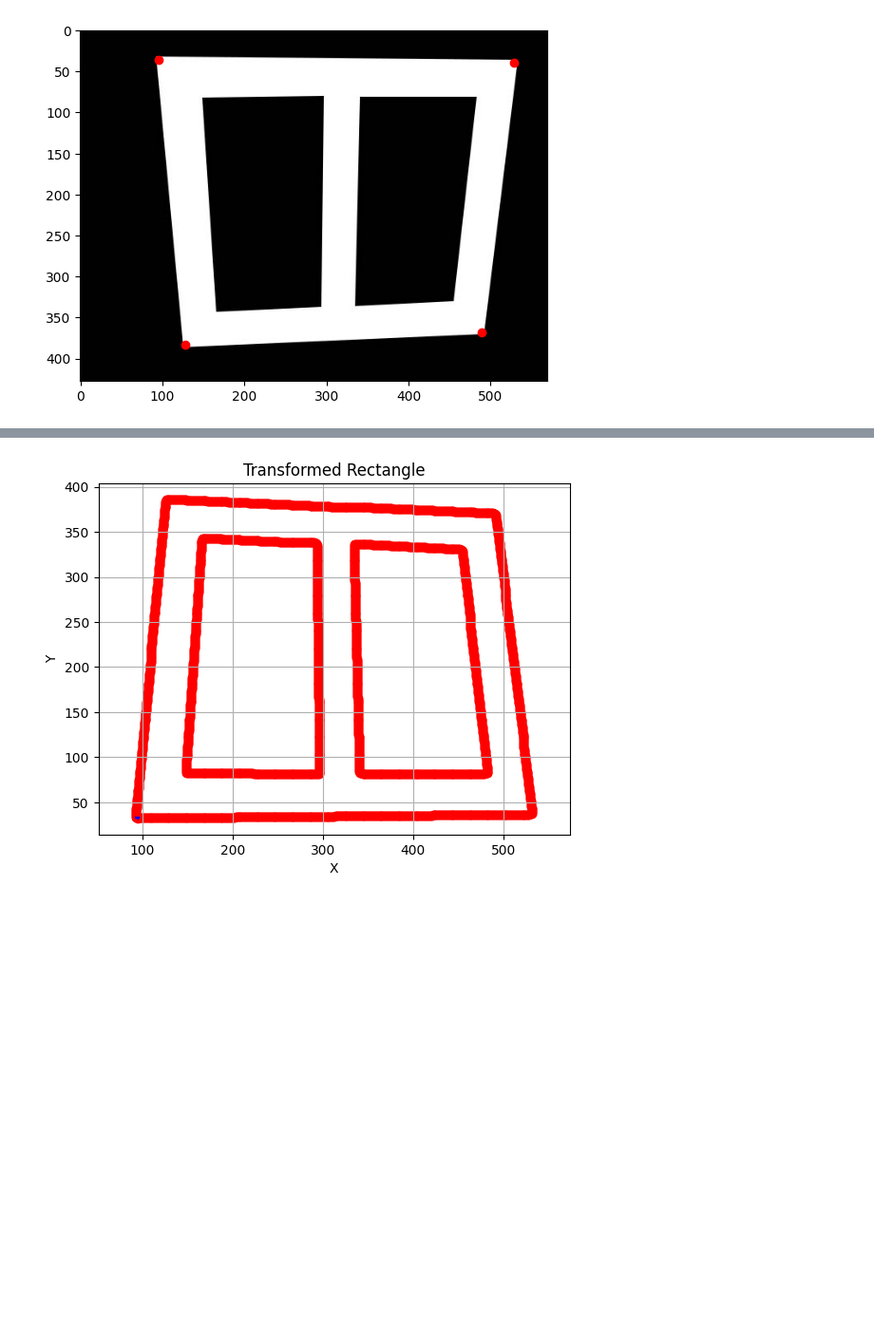
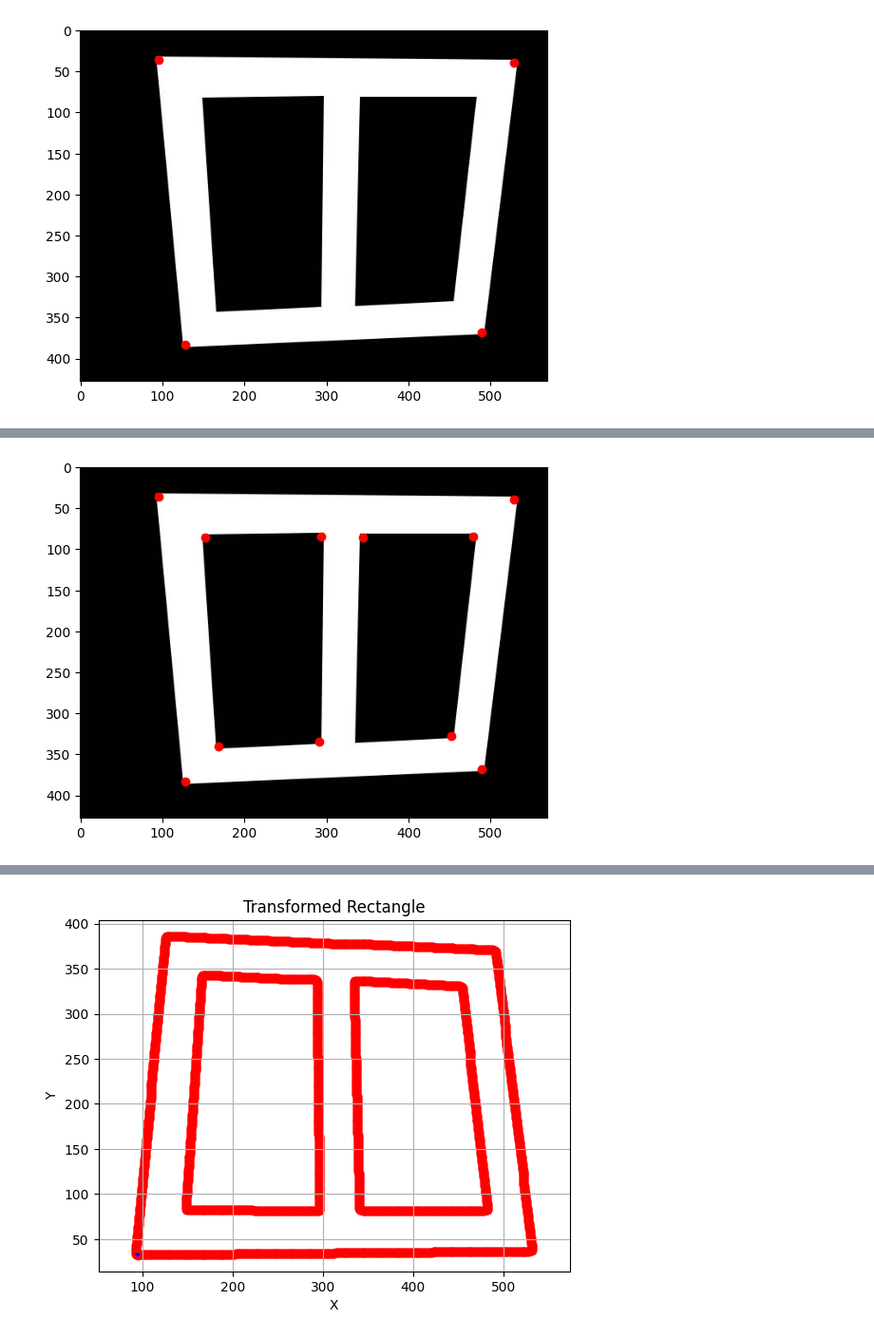
Before and after one commit to JanMeow/ML-cases, a Jupyter notebook: 0817_SAM_Perspective_Adjustment.ipynb, the cells around one changed output, grey strips where cells are left out. Shown at 95% size. Cells and saved outputs as stored; diff of their text form; code cells hidden in the pictures; blank space fills up the shorter version.

```diff
--- a/0817_SAM_Perspective_Adjustment.ipynb
+++ b/0817_SAM_Perspective_Adjustment.ipynb
@@ -299,0 +311,29 @@ plt.show()
+# %%
+black_canvas = np.zeros((height, width,3), dtype=np.uint8)
+cv2.drawContours(black_canvas, in_contours, -1, (0, 0, 255), 3)
+
+gray_img = cv2.cvtColor(black_canvas, cv2.COLOR_BGR2GRAY)
+
+in_corners = cv2.goodFeaturesToTrack(gray_img, 4 * len(in_contours), 0.15, 50)
+in_corners = in_corners.squeeze().reshape(-1,2)
+# %%
+import numpy as np
+import matplotlib.pyplot as plt
+import cv2
+
+
+# Separate the x and y coordinates
+in_corners = np.array(in_corners)
+x_coords = in_corners[:, 0]
+y_coords = in_corners[:, 1]
+
+# Plot the image
+plt.imshow(ref_image)
+
+# Plot the points as red dots
+plt.scatter(x_coords, y_coords, color='red', marker='o')
+
+# Show the plot
+plt.show()
+# %% [output]
+[figure, added]
```
Also changed, not shown: parts of 15 cells of this notebook.
